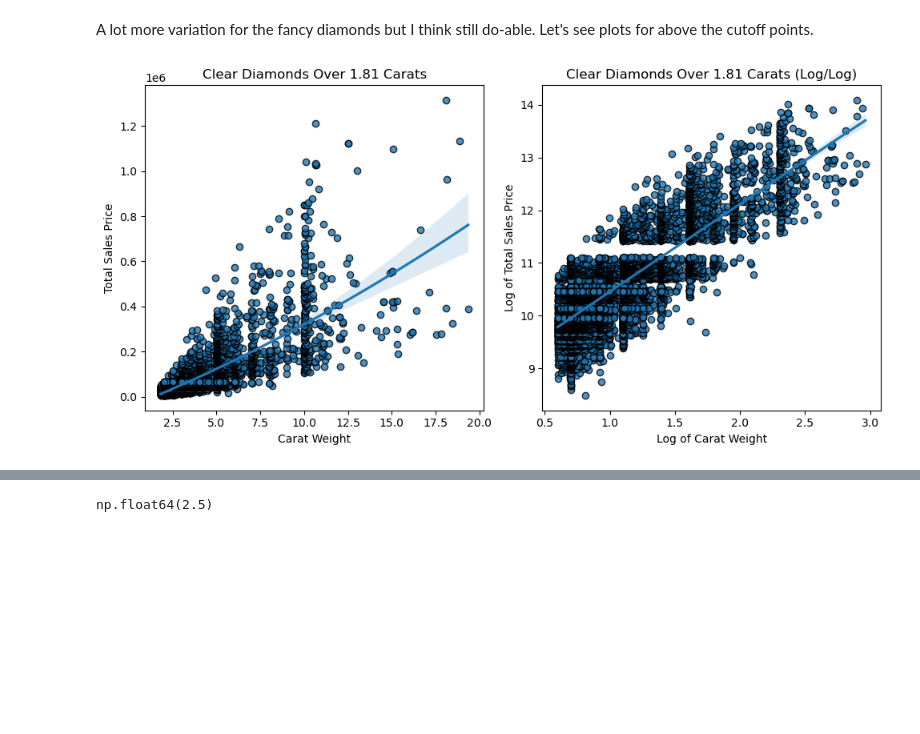
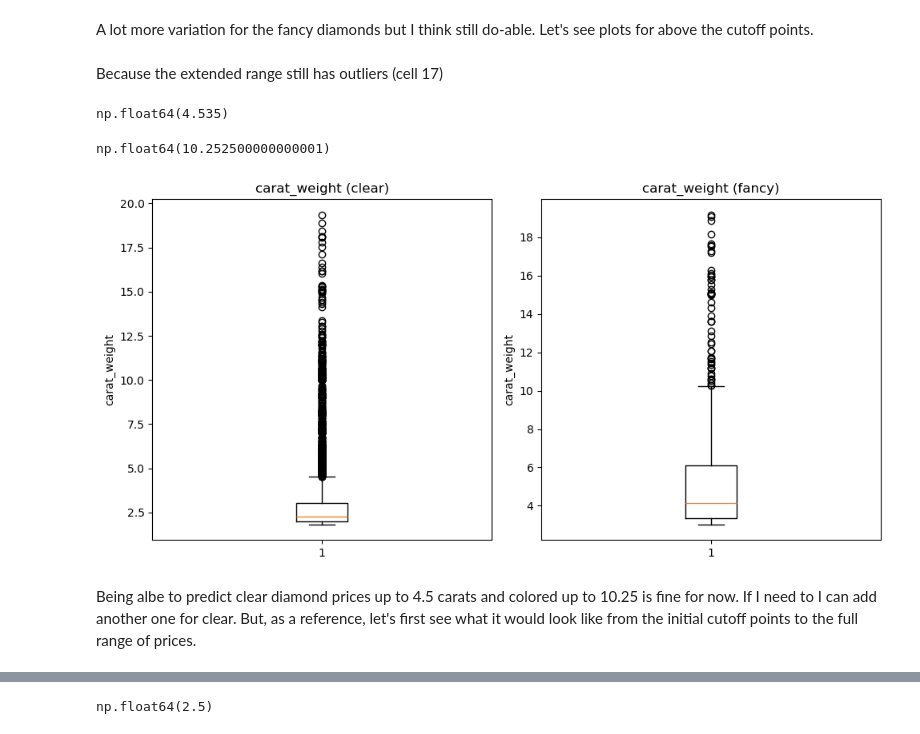
Before and after one commit to Data-Science-Projects-Code/Diamonds, a Jupyter notebook: notebooks/Models_breakout_fancy.ipynb, the cells around one changed output, grey strips where cells are left out. Drawn from its saved outputs; the diff is of its cells as text; code cells hidden in the pictures; blank space fills up the shorter version.

```diff
--- a/notebooks/Models_breakout_fancy.ipynb
+++ b/notebooks/Models_breakout_fancy.ipynb
@@ -314,22 +314,49 @@ plt.show()
 [figure]
 # %% [markdown]
 A lot more variation for the fancy diamonds but I think still do-able. Let's see plots for above the cutoff points.
-# %%
-fig, (ax1, ax2) = plt.subplots(1, 2, figsize=(10, 5))
-
-# linear
-sns.regplot(x='carat_weight', y='total_sales_price', data=clear_high_cw, ax=ax1, scatter_kws={'edgecolor':'black'},  order=2)
-ax1.set_xlabel('Carat Weight')
-ax1.set_ylabel('Total Sales Price')
-ax1.set_title(f'Clear Diamonds Over {clear_upper_lim_carat} Carats')
-
-# log/log
-sns.regplot(x='log_cw', y='log_price', data=clear_high_cw, ax=ax2, scatter_kws={'edgecolor':'black'},  order=2)
-ax2.set_xlabel('Log of Carat Weight')
-ax2.set_ylabel('Log of Total Sales Price')
-ax2.set_title(f'Clear Diamonds Over {clear_upper_lim_carat} Carats (Log/Log)')
-
-plt.tight_layout()
-plt.show()
-# %% [output]
-[figure, removed]
+# %% [markdown]
+Because the extended range still has outliers (cell 17)
+# %%
+clear_high_Q1_carat_weight, clear_high_Q3_carat_weight = clear_high_cw ['carat_weight'].quantile(.25), clear_high_cw ['carat_weight'].quantile(.75)
+clear_high_IQR_carat_weight = clear_high_Q3_carat_weight - clear_high_Q1_carat_weight
+clear_high_cutoff = clear_high_Q3_carat_weight + 1.5*clear_high_IQR_carat_weight
+
+clear_high_cutoff
+# %% [output]
+np.float64(4.535)
+# %%
+fancy_high_Q1_carat_weight, fancy_high_Q3_carat_weight = fancy_high_cw ['carat_weight'].quantile(.25), fancy_high_cw ['carat_weight'].quantile(.75)
+fancy_high_IQR_carat_weight = fancy_high_Q3_carat_weight - fancy_high_Q1_carat_weight
+fancy_high_cutoff = fancy_high_Q3_carat_weight + 1.5*fancy_high_IQR_carat_weight
+
+fancy_high_cutoff
+# %% [output]
+np.float64(10.252500000000001)
+# %%
+fig, (ax1, ax2) = plt.subplots(1, 2, figsize=(10, 5))
+
+# Histogram (price by carat weight)
+ax1.boxplot(clear_high_cw['carat_weight'])
+ax1.set_ylabel('carat_weight')
+ax1.set_title('carat_weight (clear)')
+
+ax2.boxplot(fancy_high_cw['carat_weight'])
+ax2.set_ylabel('carat_weight')
+ax2.set_title('carat_weight (fancy)')
+
+
+# # Histogram (price by carat weight)
+# ax2.scatter(x=fancy_diamonds['carat_weight'], y=fancy_diamonds['total_sales_price'],  edgecolor='black')
+# ax2.set_xlabel('carat weight')
+# ax2.set_ylabel('total sales price')
+# ax2.set_title('total sales price by carat weight (fancy)')
+
+# # Create the plot
+# sns.scatterplot(x='carat_weight', y='total_sales_price', data=, hue='carat_weight', palette='viridis')
+
+plt.tight_layout()
+plt.show()
+# %% [output]
+[figure, added]
+# %% [markdown]
+Being albe to predict clear diamond prices up to 4.5 carats and colored up to 10.25 is fine for now. If I need to I can add another one for clear. But, as a reference, let's first see what it would look like from the initial cutoff points to the full range of prices.
```
Also changed, not shown: parts of 25 cells of this notebook.
